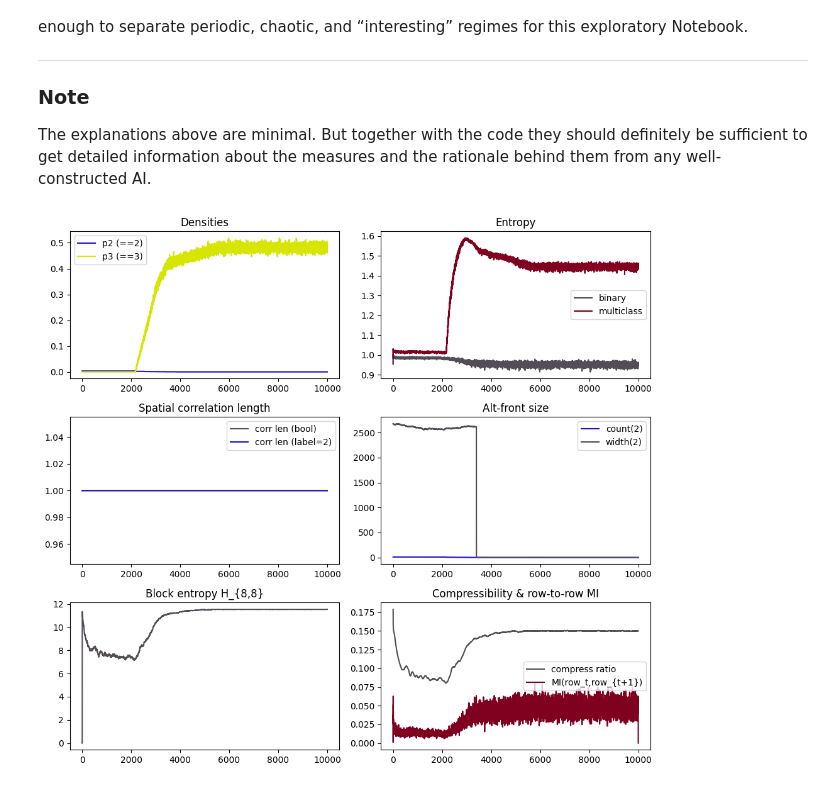
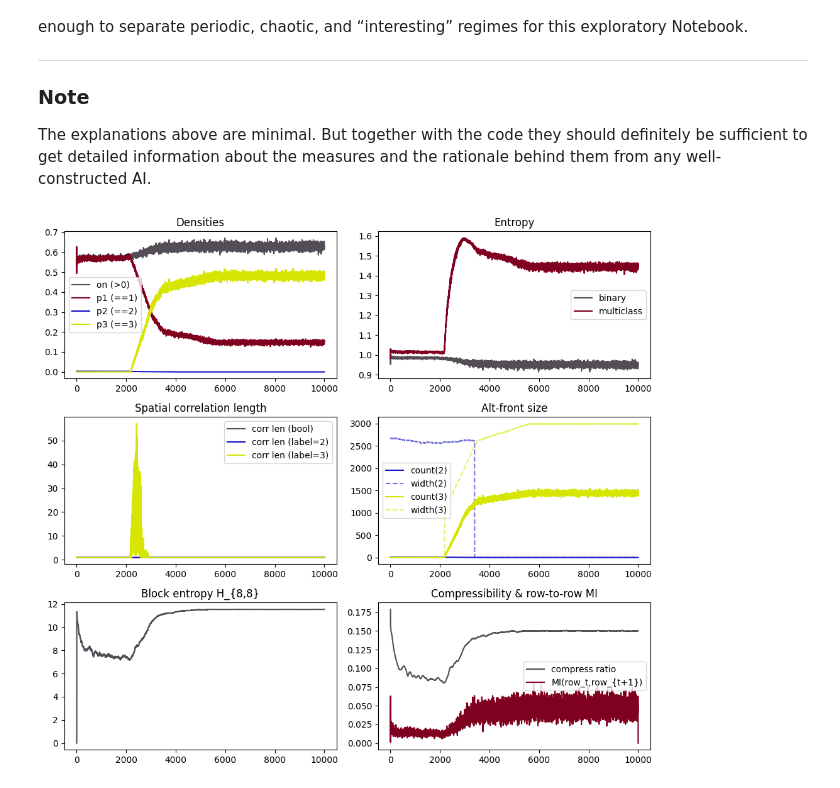
Before and after one commit to SmatMan/CSB195, a Jupyter notebook: src/py/ACA_lab.v3.ipynb, the cells around one changed output. Cells and saved outputs as stored; diff of their text form; code cells hidden in the pictures.

```diff
--- a/src/py/ACA_lab.v3.ipynb
+++ b/src/py/ACA_lab.v3.ipynb
@@ -1292,40 +1301,45 @@ def mutual_info_rows(world, bins=2):
 on, p1, p2, p3 = ts_density(world)
 Hbin, Hmul = ts_entropy(world)
 cl_bool = ts_corr_length(world)
-cl_alt  = ts_corr_length(world, label=2)
-cnt, xmin, xmax, width, com = ts_alt_front(world, label=2)
+cl_alt2 = ts_corr_length(world, label=2)
+cl_alt3 = ts_corr_length(world, label=3)
+cnt2, xmin2, xmax2, width2, com2 = ts_alt_front(world, label=2)
+cnt3, xmin3, xmax3, width3, com3 = ts_alt_front(world, label=3)
 H88 = block_entropy_last(world, h=8, w=8)
 Rcmp = compress_ratio_last(world, L=64)
 Irow = mutual_info_rows(world)
 
 fig, axs = plt.subplots(3,2, figsize=(10,9))
 axs = axs.ravel()
 
-# axs[0].plot(on,  color=COL["on"],     lw=LW, alpha=ALP, label='on (>0)')
-# axs[0].plot(p1,  color=COL["state1"], lw=LW, alpha=ALP, label='p1 (==1)')
+axs[0].plot(on,  color=COL["on"],     lw=LW, alpha=ALP, label='on (>0)')
+axs[0].plot(p1,  color=COL["state1"], lw=LW, alpha=ALP, label='p1 (==1)')
 axs[0].plot(p2,  color=COL["state2"], lw=LW, alpha=ALP, label='p2 (==2)')
 axs[0].plot(p3,  color=COL["state3"], lw=LW, alpha=ALP, label='p3 (==3)')
 axs[0].set_title('Densities'); axs[0].legend()
 
 axs[1].plot(Hbin, color=COL["joint"],  lw=LW, label='binary')
 axs[1].plot(Hmul, color=COL["state1"], lw=LW, label='multiclass')
 axs[1].set_title('Entropy'); axs[1].legend()
 
 axs[2].plot(cl_bool, color=COL["joint"],  lw=LW, label='corr len (bool)')
-axs[2].plot(cl_alt,  color=COL["state2"], lw=LW, label='corr len (label=2)')
+axs[2].plot(cl_alt2, color=COL["state2"], lw=LW, label='corr len (label=2)')
+axs[2].plot(cl_alt3, color=COL["state3"], lw=LW, label='corr len (label=3)')
 axs[2].set_title('Spatial correlation length'); axs[2].legend()
 
-axs[3].plot(cnt,   color=COL["state2"], lw=LW, label='count(2)')
-axs[3].plot(width, color=COL["joint"],  lw=LW, label='width(2)')
+axs[3].plot(cnt2,   color=COL["state2"], lw=LW, label='count(2)')
+axs[3].plot(width2, color=COL["state2"], lw=LW, alpha=0.6, linestyle='--', label='width(2)')
+axs[3].plot(cnt3,   color=COL["state3"], lw=LW, label='count(3)')
+axs[3].plot(width3, color=COL["state3"], lw=LW, alpha=0.6, linestyle='--', label='width(3)')
 axs[3].set_title('Alt-front size'); axs[3].legend()
 
 axs[4].plot(H88,  color=COL["joint"], lw=LW); axs[4].set_title('Block entropy H_{8,8}')
 
 axs[5].plot(Rcmp, color=COL["joint"],  lw=LW, label='compress ratio')
 axs[5].plot(Irow, color=COL["state1"], lw=LW, label='MI(row_t,row_{t+1})')
 axs[5].set_title('Compressibility & row-to-row MI'); axs[5].legend()
 
 plt.tight_layout()
 plt.show()
 # %% [output]
-[figure, old version]
+[figure, new version]
```
Also changed, not shown: parts of 1 cell of this notebook, 1 other file.
